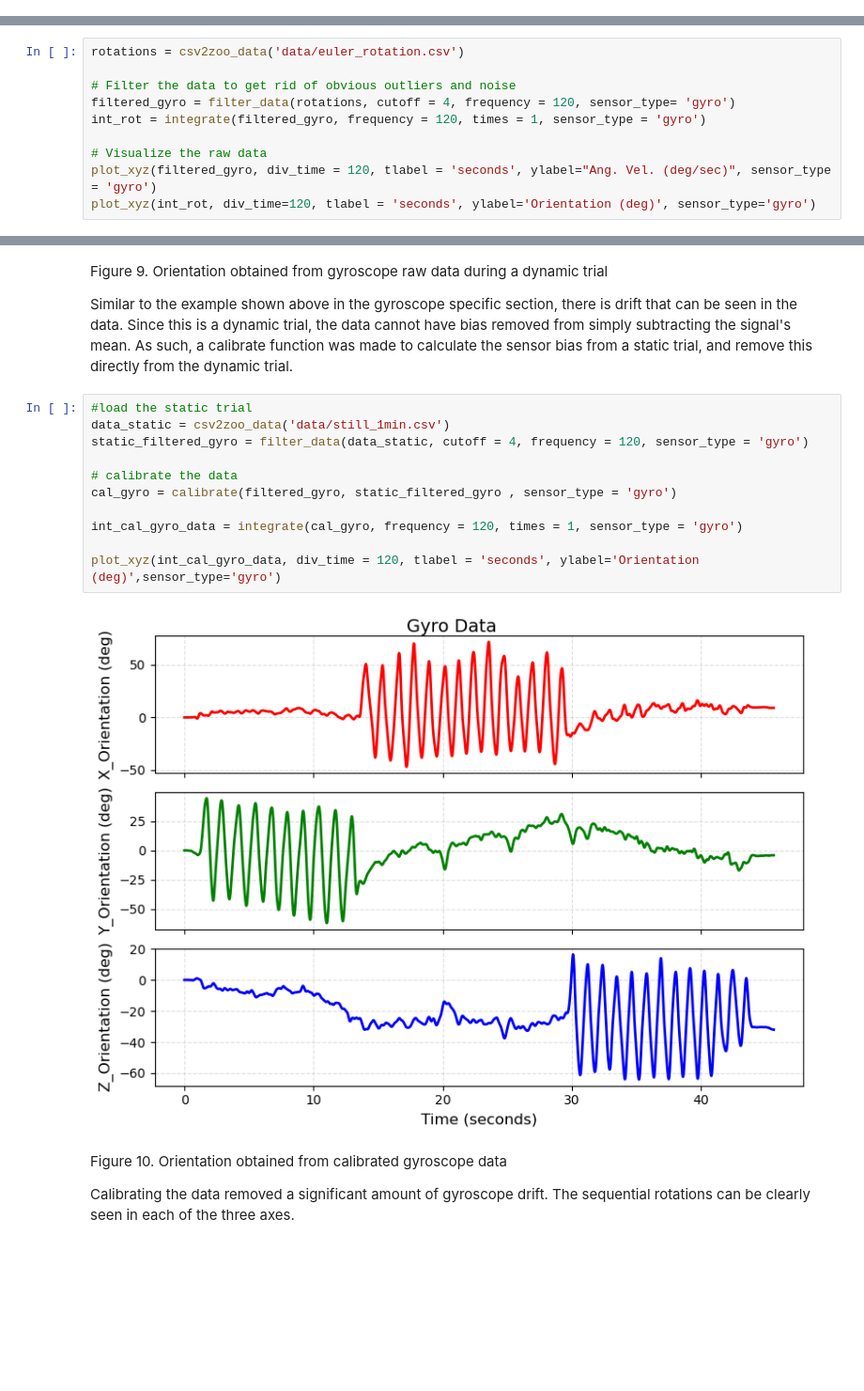
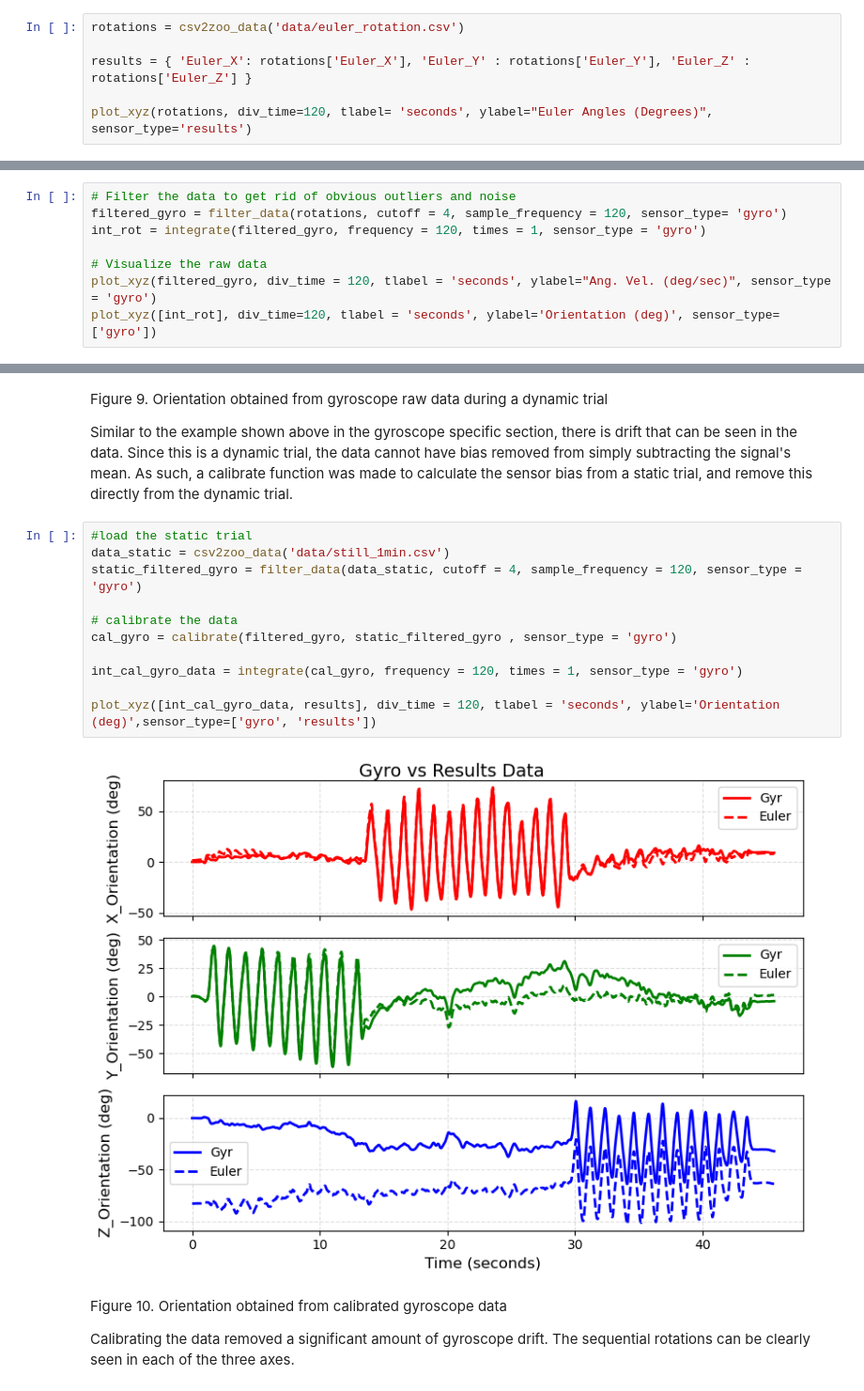
Before and after one commit to jlwry/IMU-Fundamentals, a Jupyter notebook: IMU_Fundamentals.ipynb, the cells around one changed output, grey strips where cells are left out. Shown at 94% size. Saved outputs shown, nothing was run; the diff lists cells and outputs as text; blank space fills up the shorter version.

```diff
--- a/IMU_Fundamentals.ipynb
+++ b/IMU_Fundamentals.ipynb
@@ -248,3 +248,9 @@ LH_quat_rotation: [ 0.74895215  0.01431336 -0.00334609 -0.66246116]
 # %%
 from biomechzoo.conversion.csv2zoo_data import csv2zoo_data
 from utils.imu_functions import filter_data, plot_xyz, integrate, calibrate, simple_madgwick_filter, acc_orient, advanced_madgwick
+# %%
+rotations = csv2zoo_data('data/euler_rotation.csv')
+
+results = { 'Euler_X': rotations['Euler_X'], 'Euler_Y' : rotations['Euler_Y'], 'Euler_Z' : rotations['Euler_Z'] }
+
+plot_xyz(rotations, div_time=120, tlabel= 'seconds', ylabel="Euler Angles (Degrees)", sensor_type='results')
@@ -251,11 +259,9 @@ from utils.imu_functions import filter_data, plot_xyz, integrate, calibrate, sim
 # %%
-rotations = csv2zoo_data('data/euler_rotation.csv')
-
 # Filter the data to get rid of obvious outliers and noise
-filtered_gyro = filter_data(rotations, cutoff = 4, frequency = 120, sensor_type= 'gyro')
+filtered_gyro = filter_data(rotations, cutoff = 4, sample_frequency = 120, sensor_type= 'gyro')
 int_rot = integrate(filtered_gyro, frequency = 120, times = 1, sensor_type = 'gyro')
 
 # Visualize the raw data
 plot_xyz(filtered_gyro, div_time = 120, tlabel = 'seconds', ylabel="Ang. Vel. (deg/sec)", sensor_type = 'gyro')
-plot_xyz(int_rot, div_time=120, tlabel = 'seconds', ylabel='Orientation (deg)', sensor_type='gyro')
+plot_xyz([int_rot], div_time=120, tlabel = 'seconds', ylabel='Orientation (deg)', sensor_type=['gyro'])
 # %% [output]
@@ -268,16 +274,16 @@ Similar to the example shown above in the gyroscope specific section, there is d
 # %%
 #load the static trial
 data_static = csv2zoo_data('data/still_1min.csv')
-static_filtered_gyro = filter_data(data_static, cutoff = 4, frequency = 120, sensor_type = 'gyro')
+static_filtered_gyro = filter_data(data_static, cutoff = 4, sample_frequency = 120, sensor_type = 'gyro')
 
 # calibrate the data
 cal_gyro = calibrate(filtered_gyro, static_filtered_gyro , sensor_type = 'gyro')
 
 int_cal_gyro_data = integrate(cal_gyro, frequency = 120, times = 1, sensor_type = 'gyro')
 
-plot_xyz(int_cal_gyro_data, div_time = 120, tlabel = 'seconds', ylabel='Orientation (deg)',sensor_type='gyro')
+plot_xyz([int_cal_gyro_data, results], div_time = 120, tlabel = 'seconds', ylabel='Orientation (deg)',sensor_type=['gyro', 'results'])
 # %% [output]
-[figure, old version]
+[figure, new version]
 # %% [markdown]
 Figure 10. Orientation obtained from calibrated gyroscope data
 
```
Also changed, not shown: parts of 12 cells of this notebook, 2 other files.
